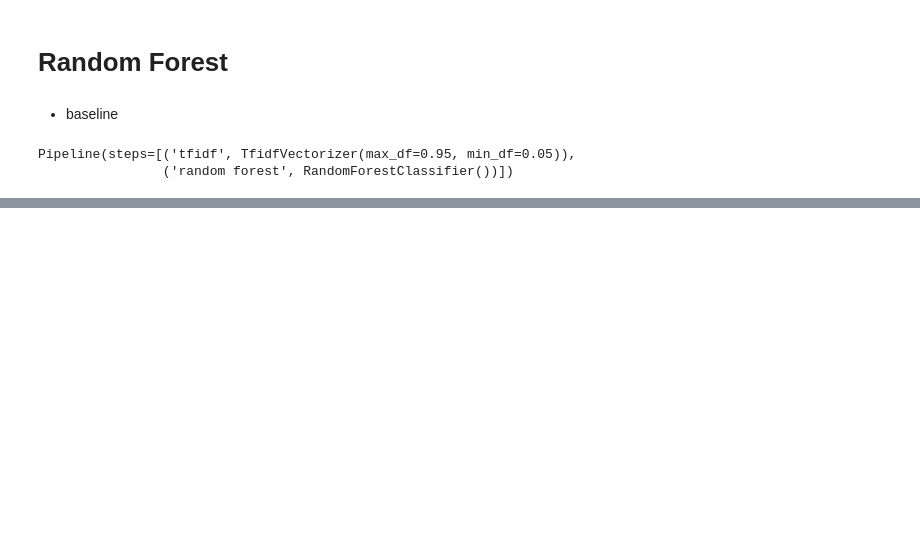
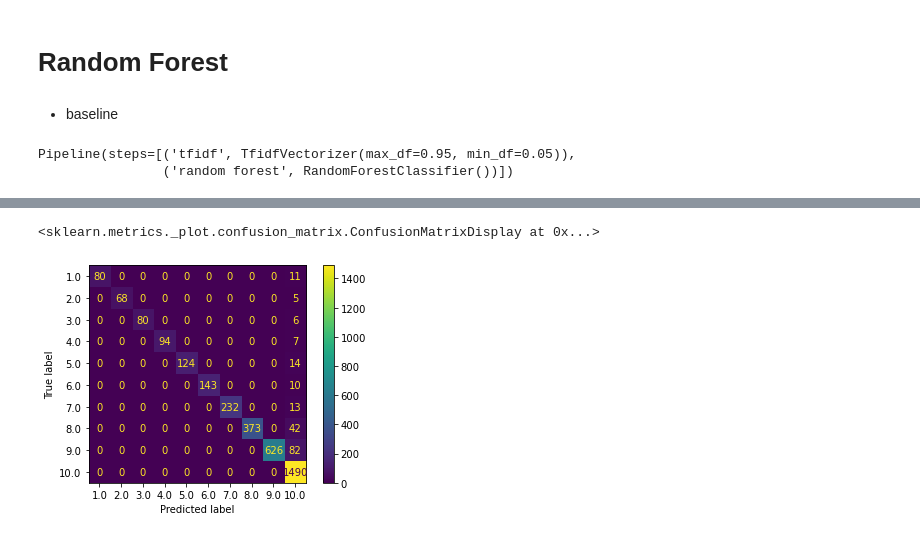
Before and after one commit to vivyhasadream/Game_Recommender_System_W_Sentimental_Analyzer, a Jupyter notebook: 3_Modelling_Metacritic_NLP_RF_NB.ipynb, the cells around one changed output, grey strips where cells are left out. Saved outputs shown, nothing was run; the diff lists cells and outputs as text; code cells hidden in the pictures; blank space fills up the shorter version.

```diff
--- a/3_Modelling_Metacritic_NLP_RF_NB.ipynb
+++ b/3_Modelling_Metacritic_NLP_RF_NB.ipynb
@@ -251,0 +231,5 @@ plot_confusion_matrix(rf_pipeline, transformed_te, y_test)
+# %%
+plot_confusion_matrix(rf_pipeline, transformed_tr, y_train)
+# %% [output]
+<sklearn.metrics._plot.confusion_matrix.ConfusionMatrixDisplay at 0x...>
+[figure, added]
```
Also changed, not shown: parts of 28 cells of this notebook, 3 other files.
